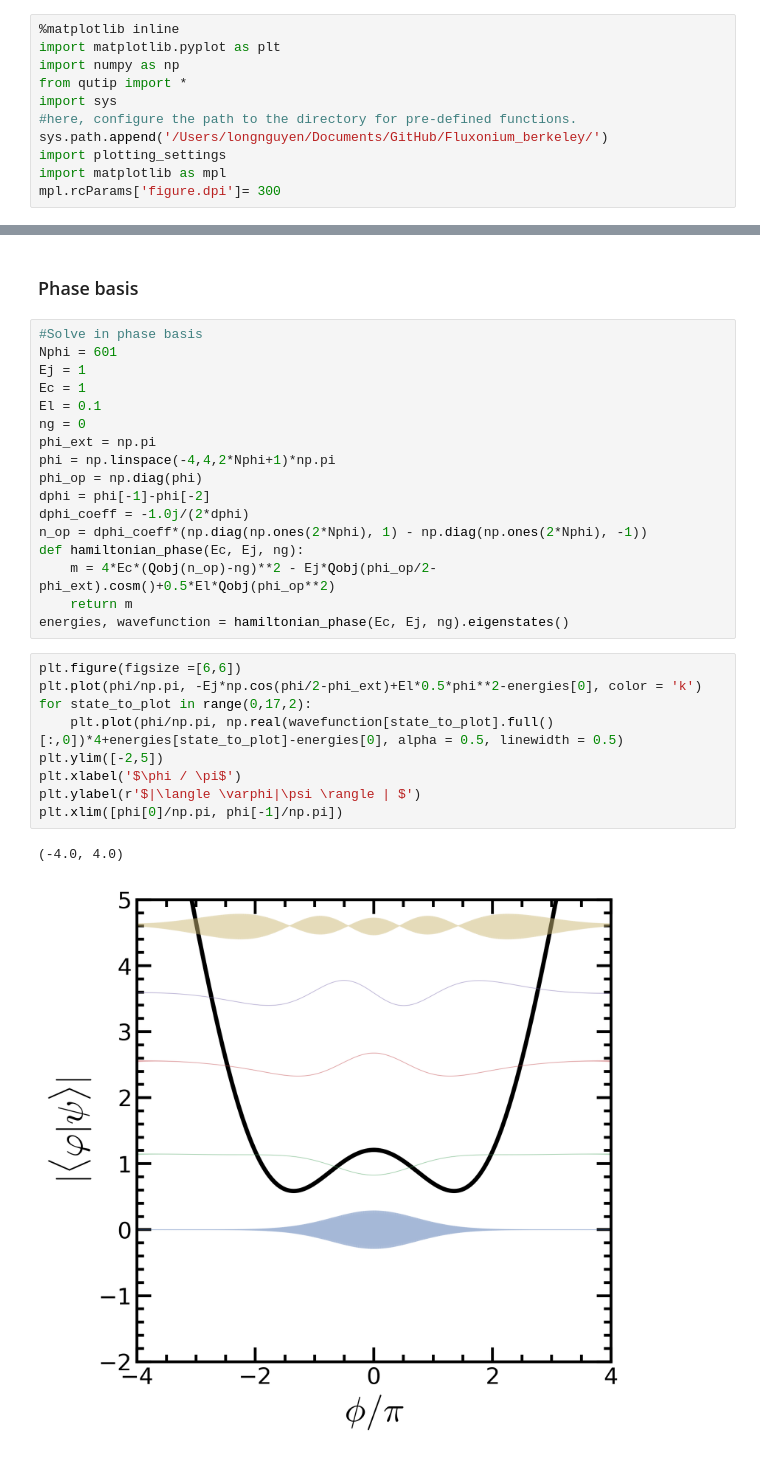
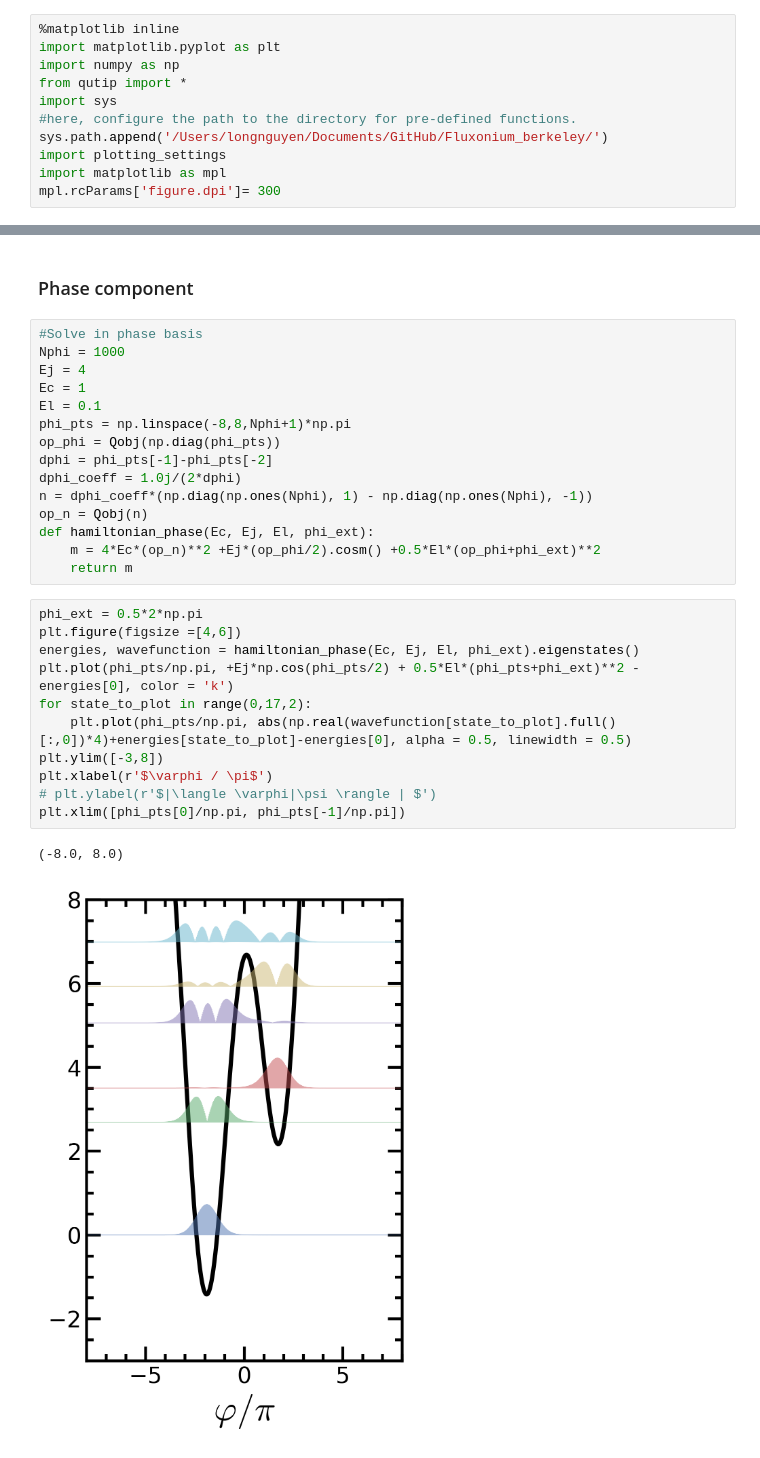
Before and after one commit to qnl/Fluxonium_berkeley, a Jupyter notebook: Notebooks/8. cos(0.5phi) qubit.ipynb, the cells around one changed output, grey strips where cells are left out. Cells and saved outputs as stored; diff of their text form.

```diff
--- a/Notebooks/8. cos(0.5phi) qubit.ipynb
+++ b/Notebooks/8. cos(0.5phi) qubit.ipynb
@@ -12,31 +122,31 @@ mpl.rcParams['figure.dpi']= 300
 # %% [markdown]
-### Phase basis
+### Phase component
 # %%
 #Solve in phase basis
-Nphi = 601
-Ej = 1
+Nphi = 1000
+Ej = 4
 Ec = 1
 El = 0.1
-ng = 0
-phi_ext = np.pi
-phi = np.linspace(-4,4,2*Nphi+1)*np.pi
-phi_op = np.diag(phi)
-dphi = phi[-1]-phi[-2]
-dphi_coeff = -1.0j/(2*dphi)
-n_op = dphi_coeff*(np.diag(np.ones(2*Nphi), 1) - np.diag(np.ones(2*Nphi), -1))
-def hamiltonian_phase(Ec, Ej, ng):
-    m = 4*Ec*(Qobj(n_op)-ng)**2 - Ej*Qobj(phi_op/2-phi_ext).cosm()+0.5*El*Qobj(phi_op**2)
+phi_pts = np.linspace(-8,8,Nphi+1)*np.pi
+op_phi = Qobj(np.diag(phi_pts))
+dphi = phi_pts[-1]-phi_pts[-2]
+dphi_coeff = 1.0j/(2*dphi)
+n = dphi_coeff*(np.diag(np.ones(Nphi), 1) - np.diag(np.ones(Nphi), -1))
+op_n = Qobj(n)
+def hamiltonian_phase(Ec, Ej, El, phi_ext):
+    m = 4*Ec*(op_n)**2 +Ej*(op_phi/2).cosm() +0.5*El*(op_phi+phi_ext)**2
     return m
-energies, wavefunction = hamiltonian_phase(Ec, Ej, ng).eigenstates()
 # %%
-plt.figure(figsize =[6,6])
-plt.plot(phi/np.pi, -Ej*np.cos(phi/2-phi_ext)+El*0.5*phi**2-energies[0], color = 'k')
+phi_ext = 0.5*2*np.pi
+plt.figure(figsize =[4,6])
+energies, wavefunction = hamiltonian_phase(Ec, Ej, El, phi_ext).eigenstates()
+plt.plot(phi_pts/np.pi, +Ej*np.cos(phi_pts/2) + 0.5*El*(phi_pts+phi_ext)**2 - energies[0], color = 'k')
 for state_to_plot in range(0,17,2):
-    plt.plot(phi/np.pi, np.real(wavefunction[state_to_plot].full()[:,0])*4+energies[state_to_plot]-energies[0], alpha = 0.5, linewidth = 0.5)
-plt.ylim([-2,5])
-plt.xlabel('$\phi / \pi$')
-plt.ylabel(r'$|\langle \varphi|\psi \rangle | $')
-plt.xlim([phi[0]/np.pi, phi[-1]/np.pi])
+    plt.plot(phi_pts/np.pi, abs(np.real(wavefunction[state_to_plot].full()[:,0])*4)+energies[state_to_plot]-energies[0], alpha = 0.5, linewidth = 0.5)
+plt.ylim([-3,8])
+plt.xlabel(r'$\varphi / \pi$')
+# plt.ylabel(r'$|\langle \varphi|\psi \rangle | $')
+plt.xlim([phi_pts[0]/np.pi, phi_pts[-1]/np.pi])
 # %% [output]
-(-4.0, 4.0)
+(-8.0, 8.0)
-[figure, old version]
+[figure, new version]
```
Also changed, not shown: parts of 12 cells of this notebook, 17 other files.
